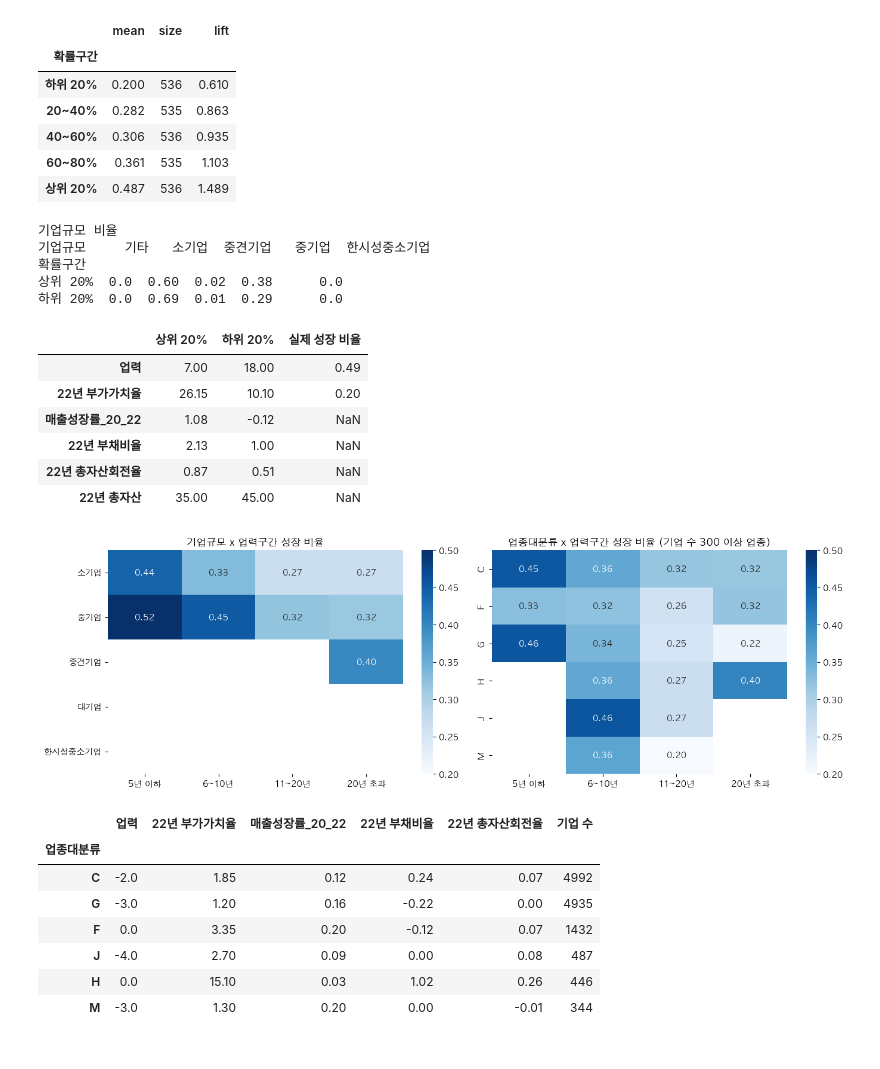
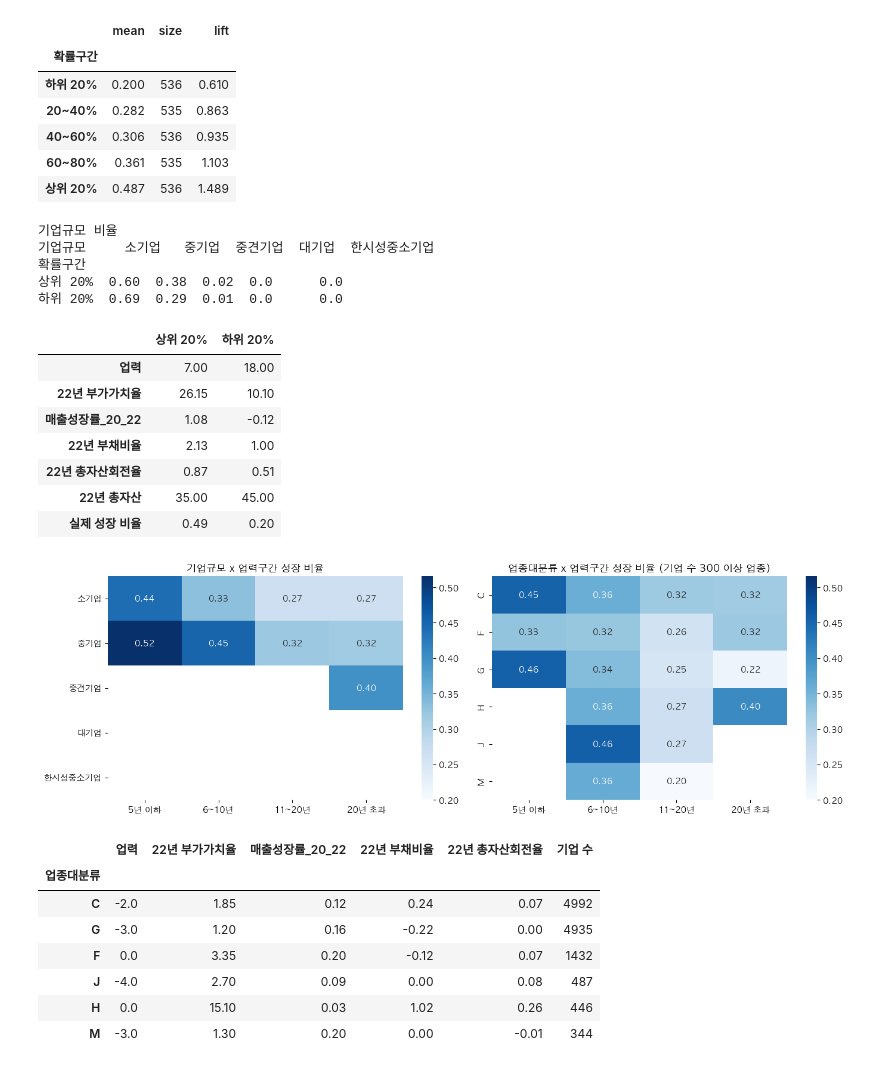
Before and after one commit to JeongHyck06/2026-2_DS_Hackathon, a Jupyter notebook: notebooks/strategy.ipynb, the cells around one changed output. Saved outputs shown, nothing was run; the diff lists cells and outputs as text; code cells hidden in the pictures.

```diff
--- a/notebooks/strategy.ipynb
+++ b/notebooks/strategy.ipynb
@@ -58,56 +61,58 @@ calib.round(3)
 | 상위 20% | 0.487 | 536 | 1.489 |
 # %%
 # 상위 20%와 하위 20% 기업의 특성 비교
-cols = ["22년 부가가치율", "매출성장률_20_22", "22년 부채비율", "22년 총자산회전율", "22년 총자산"]
-joined = pred.join(df[cols])   # 업력은 pred에 이미 있음
-cols = ["업력"] + cols
+cols = ["업력", "22년 부가가치율", "매출성장률_20_22", "22년 부채비율", "22년 총자산회전율", "22년 총자산"]
+joined = pred.join(df[cols + ["기업규모"]])
 top = joined[joined["확률구간"] == "상위 20%"]
 bottom = joined[joined["확률구간"] == "하위 20%"]
 
 compare = pd.DataFrame({"상위 20%": top[cols].median(), "하위 20%": bottom[cols].median()})
-compare["실제 성장 비율"] = [top["성장여부"].mean(), bottom["성장여부"].mean()] + [np.nan] * (len(cols) - 2)
+compare.loc["실제 성장 비율"] = [top["성장여부"].mean(), bottom["성장여부"].mean()]
 print("기업규모 비율")
 print(pd.crosstab(joined["확률구간"], joined["기업규모"], normalize="index").loc[["상위 20%", "하위 20%"]].round(2))
 compare.round(2)
 # %% [output]
 기업규모 비율
-기업규모     기타   소기업  중견기업   중기업  한시성중소기업
+기업규모     소기업   중기업  중견기업  대기업  한시성중소기업
 확률구간
-상위 20%  0.0  0.60  0.02  0.38      0.0
-하위 20%  0.0  0.69  0.01  0.29      0.0
+상위 20%  0.60  0.38  0.02  0.0      0.0
+하위 20%  0.69  0.29  0.01  0.0      0.0
-|  | 상위 20% | 하위 20% | 실제 성장 비율 |
-| 업력 | 7.00 | 18.00 | 0.49 |
-| 22년 부가가치율 | 26.15 | 10.10 | 0.20 |
-| 매출성장률_20_22 | 1.08 | -0.12 | NaN |
-| 22년 부채비율 | 2.13 | 1.00 | NaN |
-| 22년 총자산회전율 | 0.87 | 0.51 | NaN |
-| 22년 총자산 | 35.00 | 45.00 | NaN |
+|  | 상위 20% | 하위 20% |
+| 업력 | 7.00 | 18.00 |
+| 22년 부가가치율 | 26.15 | 10.10 |
+| 매출성장률_20_22 | 1.08 | -0.12 |
+| 22년 부채비율 | 2.13 | 1.00 |
+| 22년 총자산회전율 | 0.87 | 0.51 |
+| 22년 총자산 | 35.00 | 45.00 |
+| 실제 성장 비율 | 0.49 | 0.20 |
 # %%
 # 세그먼트별 성장 비율. 기업규모 x 업력구간, 업종대분류 x 업력구간
-def segment_table(row, col):
-    rate = df.pivot_table(index=row, columns=col, values="성장여부", aggfunc="mean", observed=True)
-    size = df.pivot_table(index=row, columns=col, values="성장여부", aggfunc="size", observed=True)
+def segment_table(data, row, col):
+    rate = data.pivot_table(index=row, columns=col, values="성장여부", aggfunc="mean", observed=True)
+    size = data.pivot_table(index=row, columns=col, values="성장여부", aggfunc="size", observed=True)
     return rate.where(size >= MIN_GROUP)   # 기업 수 적은 칸은 비움
 
 big_ind = df["업종대분류"].value_counts()
 big_ind = big_ind[big_ind >= 300].index
 sub = df[df["업종대분류"].isin(big_ind)]
 
+seg_size = segment_table(df, "기업규모", "업력구간")
+seg_ind = segment_table(sub, "업종대분류", "업력구간")
+vmax = max(seg_size.max().max(), seg_ind.max().max())
+
 fig, axes = plt.subplots(1, 2, figsize=(14, 4.5))
-sns.heatmap(segment_table("기업규모", "업력구간"), annot=True, fmt=".2f", cmap="Blues", vmin=0.2, vmax=0.5, ax=axes[0])
+sns.heatmap(seg_size, annot=True, fmt=".2f", cmap="Blues", vmin=0.2, vmax=vmax, ax=axes[0])
 axes[0].set_title("기업규모 x 업력구간 성장 비율")
-rate = sub.pivot_table(index="업종대분류", columns="업력구간", values="성장여부", aggfunc="mean", observed=True)
-size = sub.pivot_table(index="업종대분류", columns="업력구간", values="성장여부", aggfunc="size", observed=True)
-sns.heatmap(rate.where(size >= MIN_GROUP), annot=True, fmt=".2f", cmap="Blues", vmin=0.2, vmax=0.5, ax=axes[1])
+sns.heatmap(seg_ind, annot=True, fmt=".2f", cmap="Blues", vmin=0.2, vmax=vmax, ax=axes[1])
 axes[1].set_title("업종대분류 x 업력구간 성장 비율 (기업 수 300 이상 업종)")
 for ax in axes:
     ax.set_xlabel("")
     ax.set_ylabel("")
 plt.tight_layout()
 plt.savefig("../outputs/strategy_segment.png")
 plt.show()
 # %% [output]
-[figure, old version]
+[figure, new version]
 # %%
 # 같은 업종 안에서 성장 기업이 갖는 공통 특성. 여 그룹 중앙값에서 부 그룹 중앙값을 뺀 값
 cols = ["업력", "22년 부가가치율", "매출성장률_20_22", "22년 부채비율", "22년 총자산회전율"]
```
Also changed, not shown: parts of 4 cells of this notebook.
